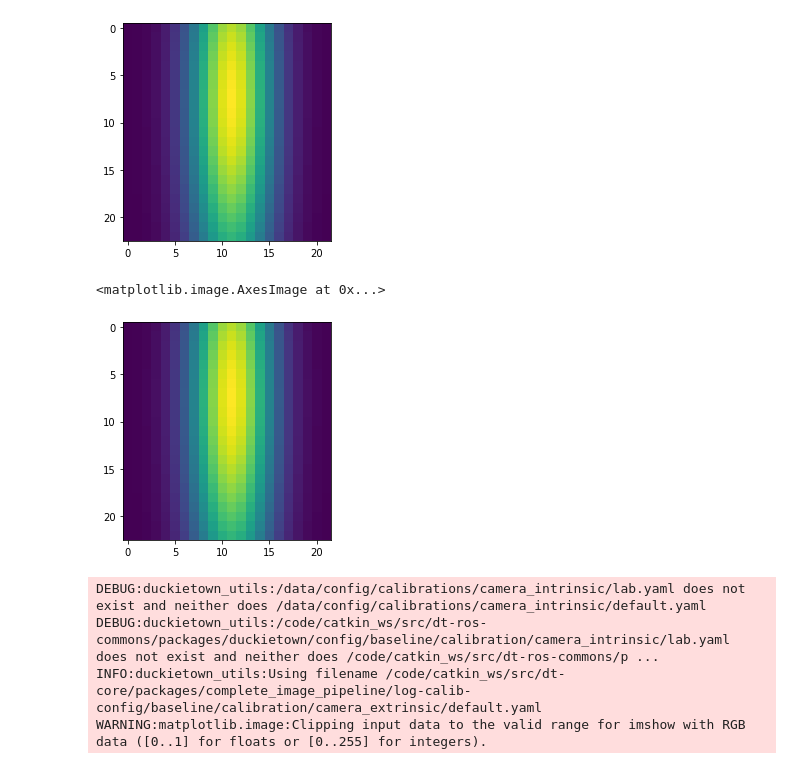
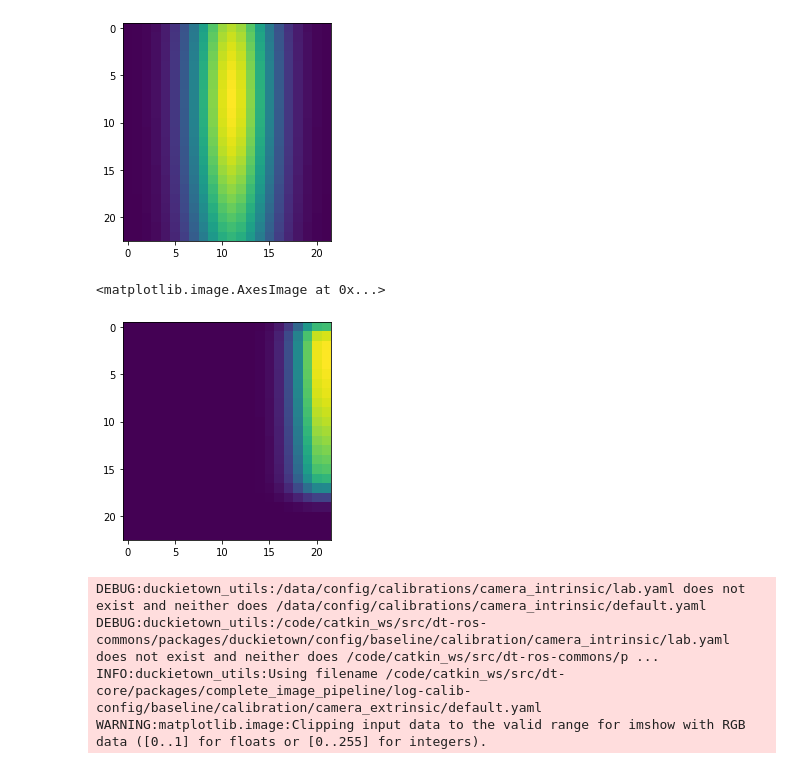
Before and after one commit to ma8sa/mooc-exercises, a Jupyter notebook: state_estimation/solution/03-histogram-filter/histogram_filter.ipynb, the cells around one changed output. Cells and saved outputs as stored; diff of their text form; code cells hidden in the pictures.

```diff
--- a/state_estimation/solution/03-histogram-filter/histogram_filter.ipynb
+++ b/state_estimation/solution/03-histogram-filter/histogram_filter.ipynb
@@ -321,14 +325,14 @@ imshow(belief)
 # %%
 # Now let's generate some fake encoder data and do one step of the prediction function:
 
 dt = 0.1 #s
-left = 10 # left tic
-right =200# right ticks
+left = -130 # left tic
+right = 0# right ticks
 belief = histogram_predict(belief, dt, left, right, grid_spec, robot_spec, cov_mask)
 imshow(belief)
 # %% [output]
 <matplotlib.image.AxesImage at 0x...>
-[figure, old version]
+[figure, new version]
 # %%
 # This cell will take the image that we loaded and detect the line segments and project them onto the ground plane.
 # For now we won't worry too much about the details of what's going on here since we mostly covered it in other
```
Also changed, not shown: parts of 2 cells of this notebook, 3 other files.
